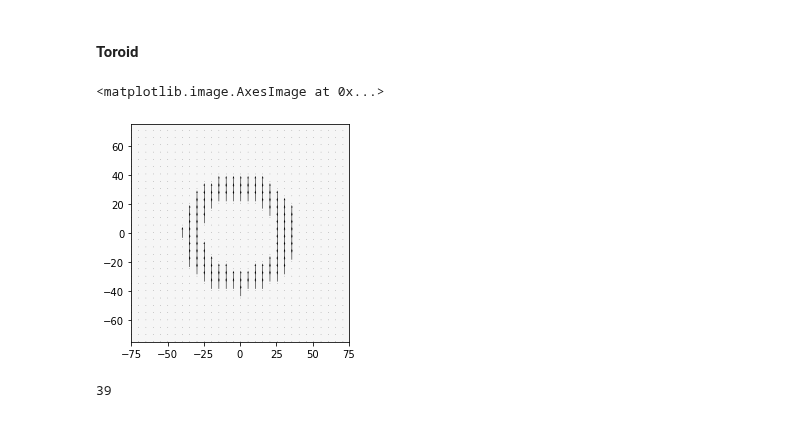
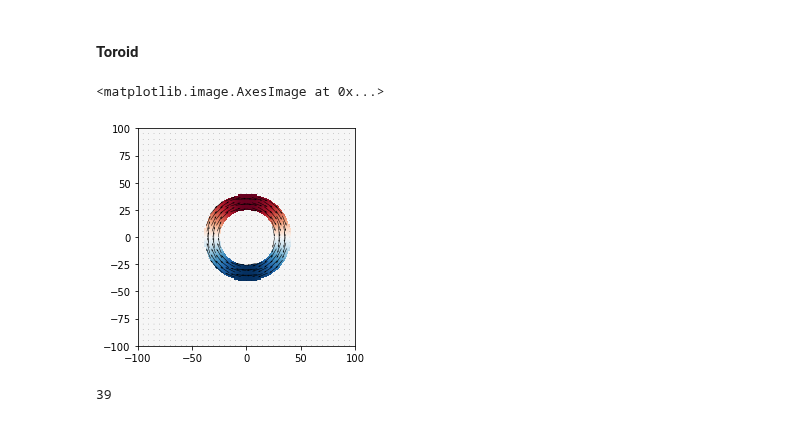
Before and after one commit to grlewis333/phd-work, a Jupyter notebook: holo-sim.ipynb, the cells around one changed output. Cells and saved outputs as stored; diff of their text form; code cells hidden in the pictures.

```diff
--- a/holo-sim.ipynb
+++ b/holo-sim.ipynb
@@ -47,10 +47,12 @@ FileNotFoundError: [Errno 2] No such file or directory: 'C:\\Users\\grl31\\Docum
 #### Create coordinate space
 # %%
 # Generate x,y,z value
-n = 150
-xs = np.linspace(-n/2,n/2,n)
-ys = np.linspace(-n/2,n/2,n)
-zs = np.linspace(-n/2,n/2,n)
+n = 200 # number of nodes in each dimension (nxnxn grid)
+ndet = n
+size_n = 1 # length in nm of each node
+xs = np.linspace(-n * (size_n/2),n * (size_n/2)-size_n,n)
+ys = np.linspace(-n * (size_n/2),n * (size_n/2)-size_n,n)
+zs = np.linspace(-n * (size_n/2),n * (size_n/2)-size_n,n)
 xx, yy, zz = np.meshgrid(xs,ys, zs,indexing='ij')
 nx = xx.reshape(n**3)
 ny = yy.reshape(n**3)
@@ -176,37 +206,37 @@ for x in xs:
             u = np.arccos(x/(R+r*np.cos(v)))
 
             yu = (R+r*np.cos(v))*np.sin(u)
             yl = (R-r*np.cos(v))*np.sin(u)
 
             rhou = (xu**2 + yu**2)**0.5
             rhol = (xl**2 + yl**2)**0.5
 
             if rho < rhou and rho > rhol:
-                #mx, my = holosim.vortex(x,y) #holosim.vortex(x,y) #1,1
-                mx, my = 0,1
+                mx, my = holosim.vortex(x,y) #holosim.vortex(x,y) #1,1
+                #mx, my = 0,1
                 m = [mx,my,0]
                 data.append([x,y,z,m[0],m[1],m[2]])
             else:
                 m = [0,0,0]
                 data.append([x,y,z,m[0],m[1],m[2]])
 
 Mxx = np.take(data,3,axis=1)
 Myy = np.take(data,4,axis=1)
 Mzz = np.take(data,5,axis=1)
 
 Mxx = Mxx.reshape(len(xs),len(ys),len(zs))
 Myy = Myy.reshape(len(xs),len(ys),len(zs))
 Mzz = Mzz.reshape(len(xs),len(ys),len(zs))
 
 # plot
 # in this case plot the Mx values as slice z= 50
 %matplotlib inline
 s=5
 plt.quiver(xx[::s,::s,round(n/2)],yy[::s,::s,round(n/2)],Mxx[::s,::s,round(n/2)],Myy[::s,::s,round(n/2)],pivot='mid',scale=20)
-plt.imshow(Mxx[:,:,round(n/2)].T, extent=[-n/2,n/2,-n/2,n/2],cmap='RdBu',vmin=-1,vmax=1)
+plt.imshow(Mxx[:,:,round(n/2)].T, extent=[-n * (size_n/2),n * (size_n/2),-n * (size_n/2),n * (size_n/2)],cmap='RdBu',vmin=-1,vmax=1)
 # %% [output]
 <matplotlib.image.AxesImage at 0x...>
-[figure, old version]
+[figure, new version]
 # %%
 gamma = 20
 r = 10
```
Also changed, not shown: parts of 27 cells of this notebook, 1 other file.
